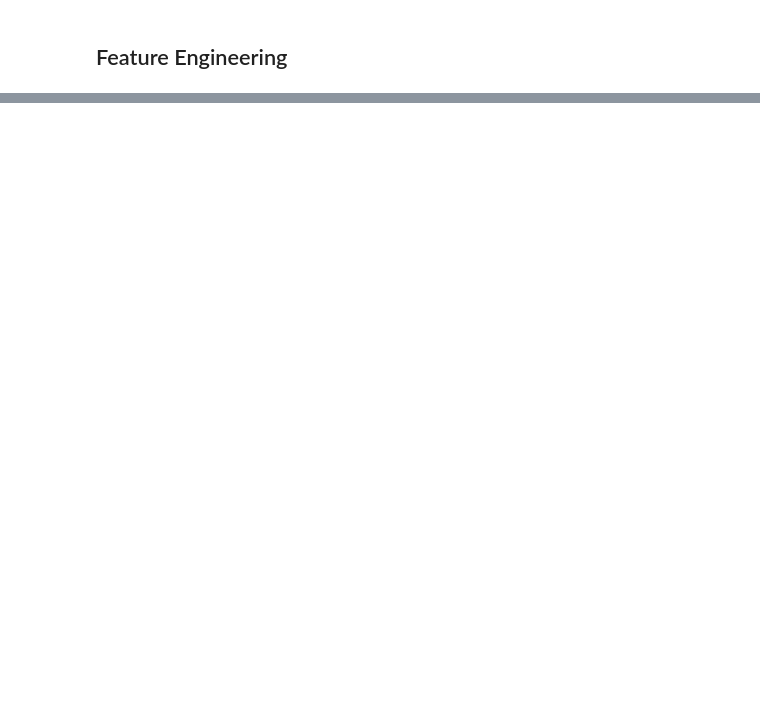
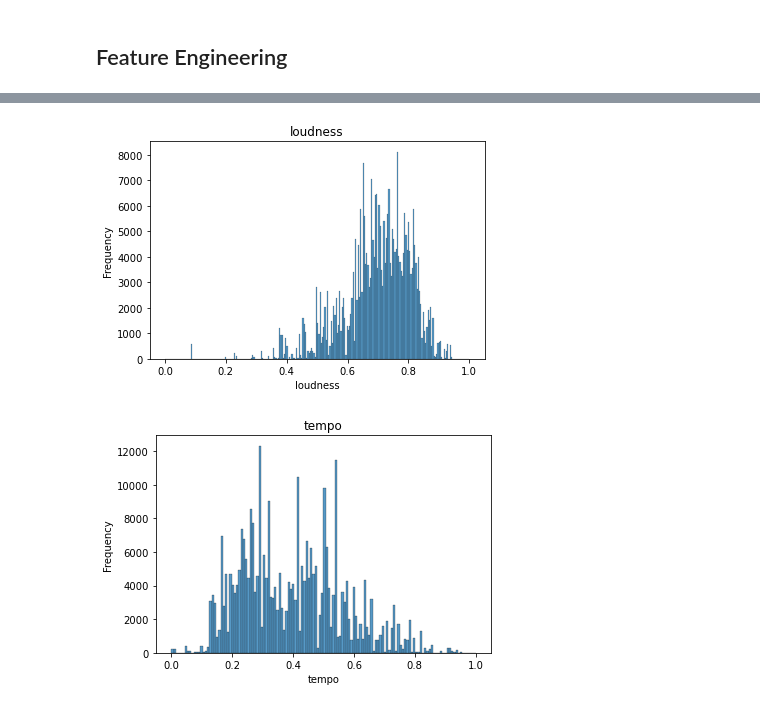
Before and after one commit to wenmi01/dsfc7-sprint02, a Jupyter notebook: notebooks/Rowen_Market_Data_Day04.ipynb, the cells around one changed output, grey strips where cells are left out. Drawn from its saved outputs; the diff is of its cells as text; code cells hidden in the pictures; blank space fills up the shorter version.

```diff
--- a/notebooks/Rowen_Market_Data_Day04.ipynb
+++ b/notebooks/Rowen_Market_Data_Day04.ipynb
@@ -348,0 +549,3 @@ df_artists.m
+# %%
+# Create a copy of df
+df2 = df.copy(deep=True)
@@ -348,0 +576,6 @@ df_artists.m
+# %%
+from sklearn.preprocessing import MinMaxScaler
+scaler = MinMaxScaler()
+
+df2['loudness'] = scaler.fit_transform(df2[['loudness']])
+df2.head()
@@ -348,0 +592,6 @@ df_artists.m
+# %%
+## from sklearn.preprocessing import MinMaxScaler
+scaler = MinMaxScaler()
+
+df2['tempo'] = scaler.fit_transform(df2[['tempo']])
+df2.head()
@@ -348,0 +618,10 @@ df_artists.m
+# %%
+# Visualize histograms of each song metric
+for col in ['loudness', 'tempo']:
+    sns.histplot(df2[col])
+    plt.title(col)
+    plt.ylabel('Frequency')
+    plt.show()
+# %% [output]
+[figure, added]
+[figure, added]
```
Also changed, not shown: parts of 59 cells of this notebook, 1 other file.
